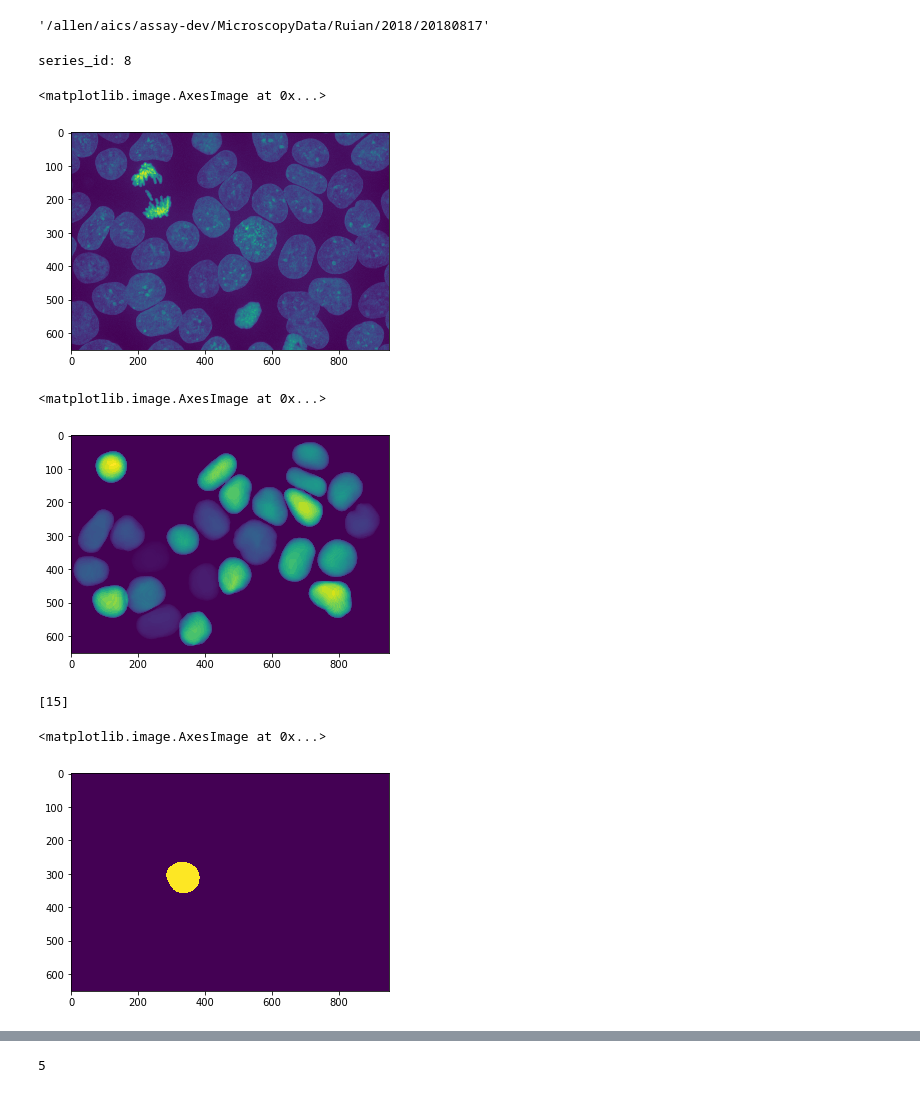
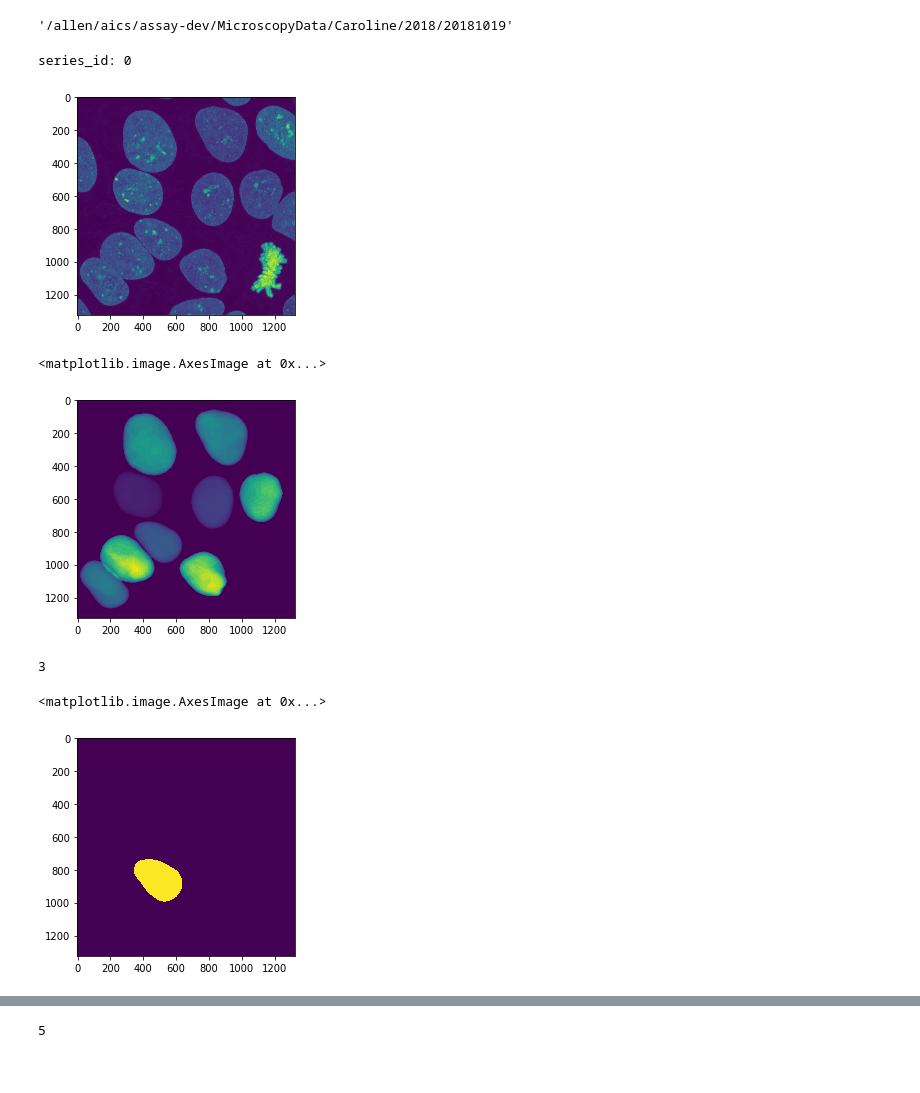
Before and after one commit to AllenInstitute/qcb-analysis, a Jupyter notebook: data-scripts/misc/inspect_nucleus.ipynb, the cells around one changed output, grey strips where cells are left out. Saved outputs shown, nothing was run; the diff lists cells and outputs as text; code cells hidden in the pictures.

Commit message:
Minipipeline data

```diff
--- a/data-scripts/misc/inspect_nucleus.ipynb
+++ b/data-scripts/misc/inspect_nucleus.ipynb
@@ -47,13 +47,13 @@ def norm_and_smooth(img_original):
 
     return img_norm
 # %%
-with open("../config-mix.json", "r") as fj:
+with open("../NUCLEUS_HIPS_880.json", "r") as fj:
     config_json = json.load(fj)
 config_json = config_json["data"]
-config_czi = config_json[0]
+config_czi = config_json[18]
 config_czi["raw_path"]
 # %% [output]
-'/allen/aics/assay-dev/MicroscopyData/Ruian/2018/20180817'
+'/allen/aics/assay-dev/MicroscopyData/Caroline/2018/20181019'
 # %%
 raw_path = os.path.join(config_czi["raw_path"],config_czi["raw_name"])
 position_id = np.random.randint(len(config_czi["position"]))
@@ -64,19 +64,21 @@ else:
     series_id = int(seg_name.split("Scene")[1].split("-")[1]) - 1
 print("series_id:", series_id)
 # %% [output]
-series_id: 8
+series_id: 0
 # %%
+scale_factor = config_czi["xy_upsample_seg"]
+
 img_seg_all = skio.imread(seg_name)
 img_seg_all[ 0,:,:] = 0
 img_seg_all[-1,:,:] = 0
 nz, ny, nx = img_seg_all.shape
-img_raw = get_stack_from_series_id(czi_path=raw_path, channel=0, series_id=series_id, dim=(nz,ny,nx))
-plt.imshow(img_raw.max(axis=0))
+img_raw = get_stack_from_series_id(czi_path=raw_path, channel=0, series_id=series_id, dim=(nz,scale_factor*ny,scale_factor*nx))
+img_raw_display = img_raw.max(axis=0)
+plt.imshow(img_raw_display)
+plt.show()
 # %% [output]
-<matplotlib.image.AxesImage at 0x...>
-[figure, old version]
+[figure, new version]
 # %%
-scale_factor = config_czi["xy_upsample_seg"]
 if scale_factor > 1:
     img_seg_all_dtype = img_seg_all.dtype
     img_seg_all = resize(image=img_seg_all, output_shape=(nz,scale_factor*ny,scale_factor*nx), order=0, preserve_range=True, anti_aliasing=False, mode="constant")
@@ -84,18 +86,18 @@ if scale_factor > 1:
 plt.imshow(img_seg_all.mean(axis=0))
 # %% [output]
 <matplotlib.image.AxesImage at 0x...>
-[figure, old version]
+[figure, new version]
 # %%
-cell_id = np.random.choice(config_czi["position"][position_id]["cell_id"], size=1)
+cell_id = 3
 print(cell_id)
 img_seg = img_seg_all.copy()
 img_seg[img_seg!=cell_id] = 0
 img_seg[img_seg==cell_id] = 1
 plt.imshow(img_seg.max(axis=0))
 # %% [output]
-[15]
+3
 <matplotlib.image.AxesImage at 0x...>
-[figure, old version]
+[figure, new version]
 # %%
 print(img_seg.shape[0]*img_seg.shape[1]*img_seg.shape[2])
 img_seg = label(img_seg)
```
Also changed, not shown: parts of 4 cells of this notebook, 14 other files.
